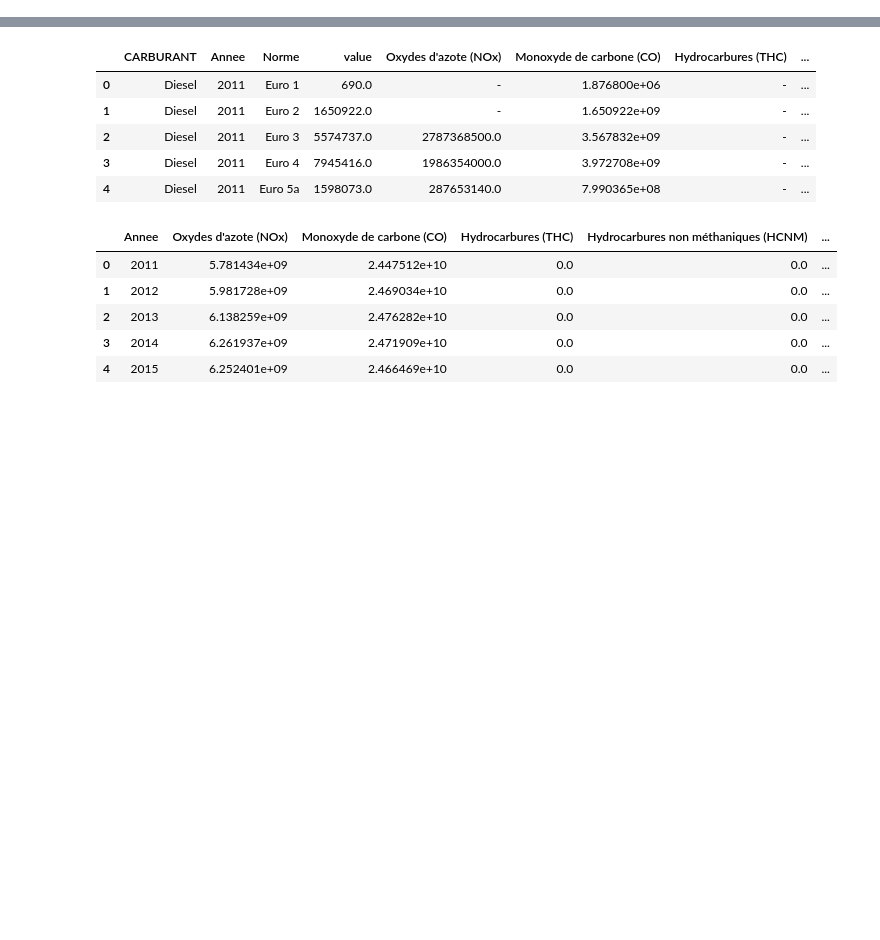
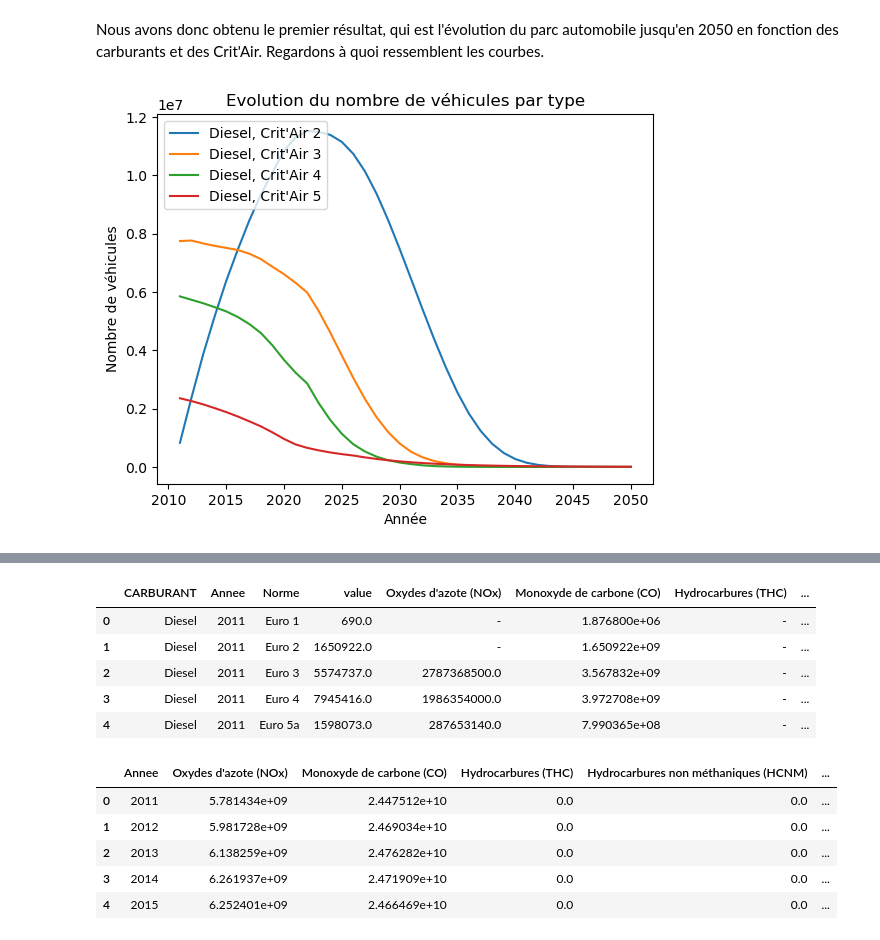
Before and after one commit to TheoLBTN/Projet-Python, a Jupyter notebook: Modélisation_emissions.ipynb, the cells around one changed output, grey strips where cells are left out. Saved outputs shown, nothing was run; the diff lists cells and outputs as text; code cells hidden in the pictures; blank space fills up the shorter version.

```diff
--- a/Modélisation_emissions.ipynb
+++ b/Modélisation_emissions.ipynb
@@ -376,0 +242,17 @@ df_diesel = pd.read_csv('emissions_diesel.csv')
+# %% [markdown]
+Nous avons donc obtenu le premier résultat, qui est l'évolution du parc automobile jusqu'en 2050 en fonction des carburants et des Crit'Air. Regardons à quoi ressemblent les courbes.
+# %%
+x = np.arange(2011, 2051, 1)
+
+for i in range (0, 4) :
+    v = df_y.iloc[i]
+    y = np.array(v[2:])
+    plt.plot(x, y, label = str(v[0]) + ", " + str(v[1]))
+
+plt.xlabel("Année")
+plt.ylabel("Nombre de véhicules")
+plt.title("Evolution du nombre de véhicules par type")
+plt.legend(loc = "upper left")
+plt.show()
+# %% [output]
+[figure, added]
```
Also changed, not shown: parts of 49 cells of this notebook.
